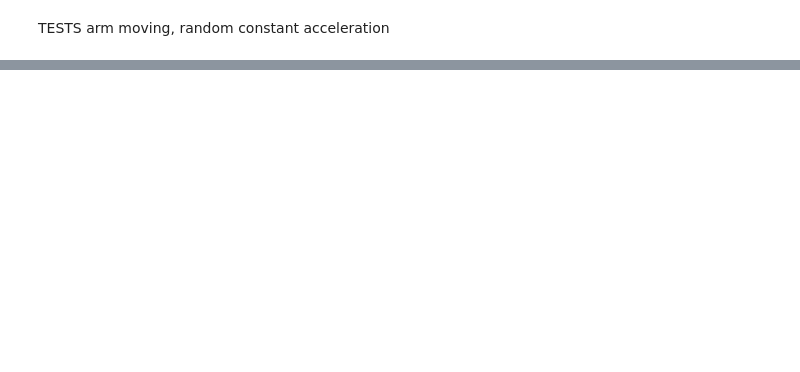
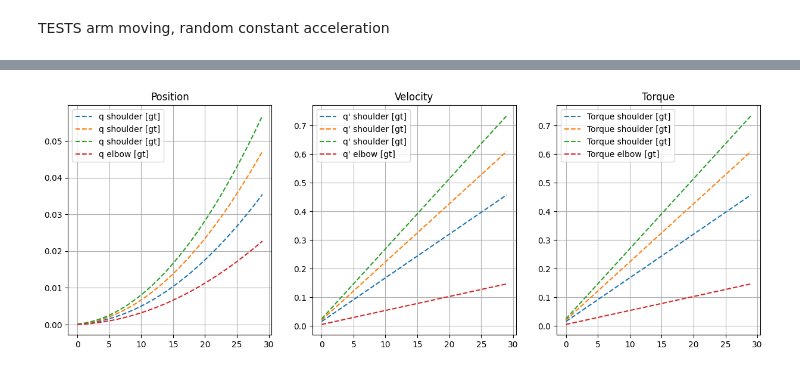
Before and after one commit to balthazarneveu/monocular_pose_and_forces_estimation, a Jupyter notebook: scripts/optimiziation_demo.ipynb, the cells around one changed output, grey strips where cells are left out. Drawn from its saved outputs; the diff is of its cells as text; code cells hidden in the pictures; blank space fills up the shorter version.

Commit message:
plot dynamics curves

```diff
--- a/scripts/optimiziation_demo.ipynb
+++ b/scripts/optimiziation_demo.ipynb
@@ -178,4 +186,30 @@ def objective(txuc, tp_observed, T, debug=False):
     ])
 
     return res
+# %%
+import matplotlib.pyplot as plt
+state = gt_sol
+fig, axs = plt.subplots(1, 3, figsize=(15, 5))
+for state, label, style in [(gt_sol, "[gt]", "--"),]:
+    axs[0].plot(state[:, :3], style, label=f"q shoulder {label}") # skip index 3 (quaternion normalization)
+    axs[0].plot(state[:, 4], style, label=f"q elbow {label}")
+    axs[0].set_title("Position")
+    axs[0].legend()
+    axs[0].grid()
+
+    axs[1].plot(state[:, 4+1:4+3+1], style, label=f"q' shoulder {label}")
+    axs[1].plot(state[:, 4+3+1], style, label=f"q' elbow {label}")
+    axs[1].legend()
+    axs[1].grid()
+    axs[1].set_title("Velocity")
+
+    axs[2].plot(state[:, 4+1:4+3+1], style, label=f"Torque shoulder {label}")
+    axs[2].plot(state[:, 4+3+1], style, label=f"Torque elbow {label}")
+    axs[2].set_title("Torque")
+    axs[2].legend()
+    axs[2].grid()
+
+plt.show()
+# %% [output]
+[figure, added]
 # %%
```
Also changed, not shown: parts of 9 cells of this notebook.
